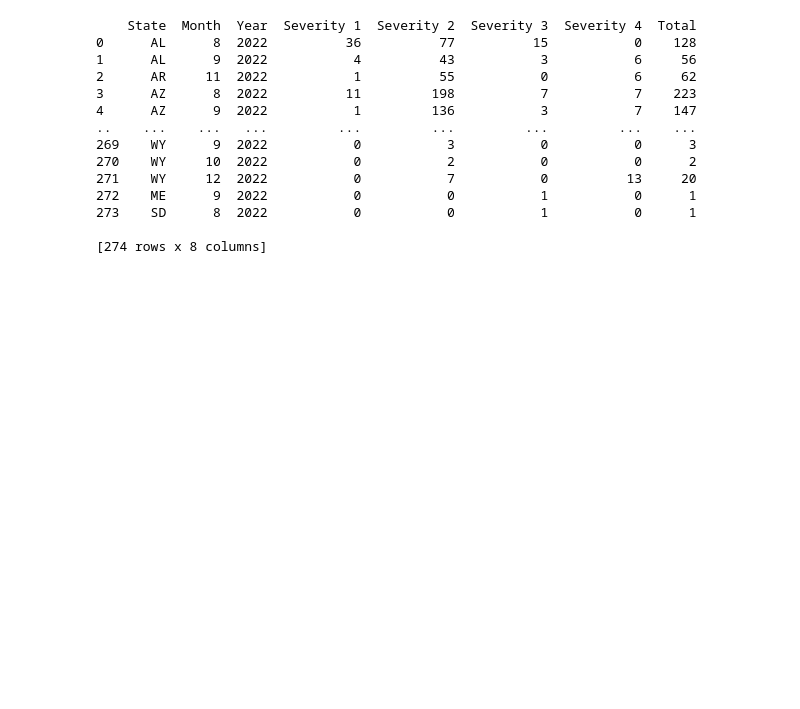
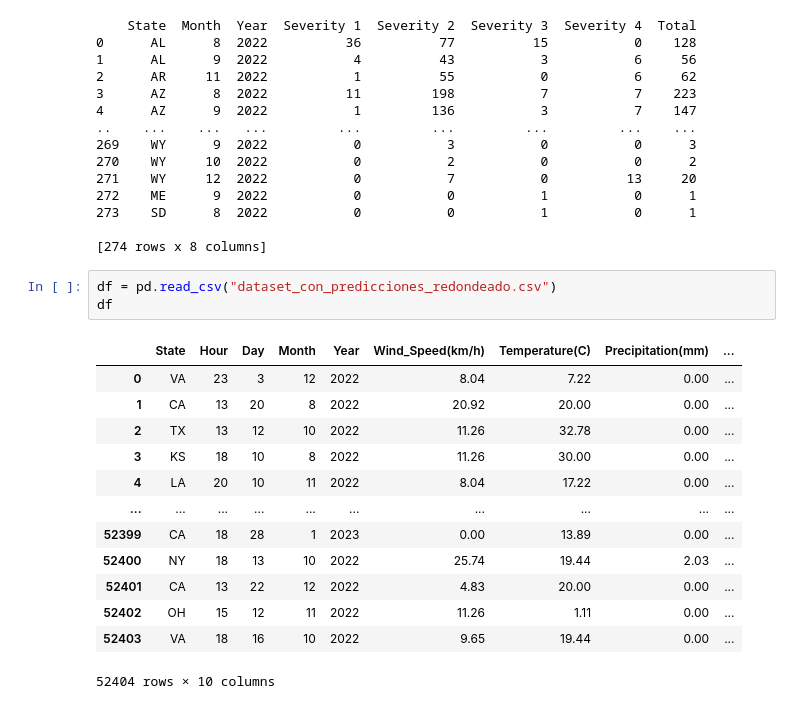
Before and after one commit to samuuap/TFM, a Jupyter notebook: Tecnicas/TFM_Predicciones 2.ipynb, the cells around one changed output. Saved outputs shown, nothing was run; the diff lists cells and outputs as text; blank space fills up the shorter version.

```diff
--- a/Tecnicas/TFM_Predicciones 2.ipynb
+++ b/Tecnicas/TFM_Predicciones 2.ipynb
@@ -1018,3 +1018,20 @@ result_df.to_csv("accidentes por estado.csv",index=False)
 273    SD      8  2022           0           0           1           0      1
 
 [274 rows x 8 columns]
+# %%
+df = pd.read_csv("dataset_con_predicciones_redondeado.csv")
+df
+# %% [output]
+|  | State | Hour | Day | Month | Year | Wind_Speed(km/h) | Temperature(C) | Precipitation(mm) | ... |
+| 0 | VA | 23 | 3 | 12 | 2022 | 8.04 | 7.22 | 0.00 | ... |
+| 1 | CA | 13 | 20 | 8 | 2022 | 20.92 | 20.00 | 0.00 | ... |
+| 2 | TX | 13 | 12 | 10 | 2022 | 11.26 | 32.78 | 0.00 | ... |
+| 3 | KS | 18 | 10 | 8 | 2022 | 11.26 | 30.00 | 0.00 | ... |
+| 4 | LA | 20 | 10 | 11 | 2022 | 8.04 | 17.22 | 0.00 | ... |
+| ... | ... | ... | ... | ... | ... | ... | ... | ... | ... |
+| 52399 | CA | 18 | 28 | 1 | 2023 | 0.00 | 13.89 | 0.00 | ... |
+| 52400 | NY | 18 | 13 | 10 | 2022 | 25.74 | 19.44 | 2.03 | ... |
+| 52401 | CA | 13 | 22 | 12 | 2022 | 4.83 | 20.00 | 0.00 | ... |
+| 52402 | OH | 15 | 12 | 11 | 2022 | 11.26 | 1.11 | 0.00 | ... |
+| 52403 | VA | 18 | 16 | 10 | 2022 | 9.65 | 19.44 | 0.00 | ... |
+52404 rows × 10 columns
```
Also changed, not shown: parts of 1 cell of this notebook.
